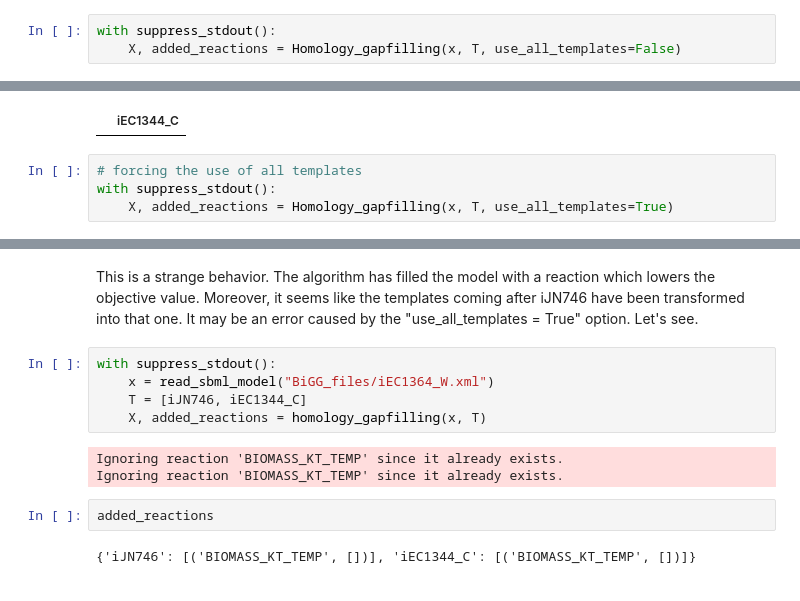
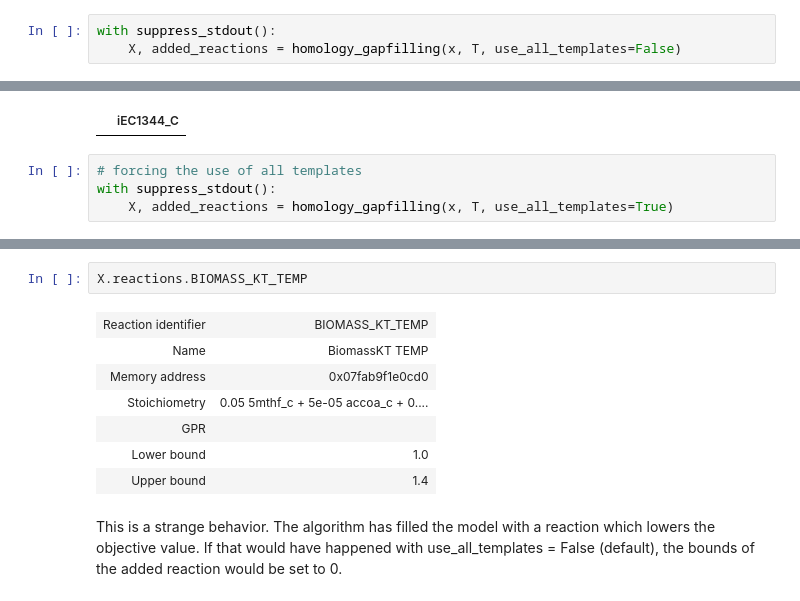
Before and after one commit to fcomnozz/GALLANT_gapfilling, a Jupyter notebook: gapfilling/testing/testing.ipynb, the cells around one changed output, grey strips where cells are left out. Saved outputs shown, nothing was run; the diff lists cells and outputs as text.

```diff
--- a/gapfilling/testing/testing.ipynb
+++ b/gapfilling/testing/testing.ipynb
@@ -485,7 +737,7 @@ Maximize
 T = [iEC1344_C, iJN746, iMM904, iY0844]
 # %%
 with suppress_stdout():
-    X, added_reactions = Homology_gapfilling(x, T, use_all_templates=False)
+    X, added_reactions = homology_gapfilling(x, T, use_all_templates=False)
 # %%
 X.optimize().objective_value
 # %% [output]
@@ -497,4 +749,4 @@ pd.DataFrame(added_reactions)
 # %%
 # forcing the use of all templates
 with suppress_stdout():
-    X, added_reactions = Homology_gapfilling(x, T, use_all_templates=True)
+    X, added_reactions = homology_gapfilling(x, T, use_all_templates=True)
@@ -517,14 +764,12 @@ added_reactions
+# %%
+X.reactions.BIOMASS_KT_TEMP
+# %% [output]
+| Reaction identifier | BIOMASS_KT_TEMP |
+| Name | BiomassKT TEMP |
+| Memory address | 0x07fab9f1e0cd0 |
+| Stoichiometry | 0.05 5mthf_c + 5e-05 accoa_c + 0.... |
+| GPR |  |
+| Lower bound | 1.0 |
+| Upper bound | 1.4 |
 # %% [markdown]
-This is a strange behavior. The algorithm has filled the model with a reaction which lowers the objective value. Moreover, it seems like the templates coming after iJN746 have been transformed into that one. It may be an error caused by the "use_all_templates = True" option. Let's see.
+This is a strange behavior. The algorithm has filled the model with a reaction which lowers the objective value. If that would have happened with use_all_templates = False (default), the bounds of the added reaction would be set to 0.
-# %%
-with suppress_stdout():
-    x = read_sbml_model("BiGG_files/iEC1364_W.xml")
-    T = [iJN746, iEC1344_C]
-    X, added_reactions = homology_gapfilling(x, T)
-# %% [output]
-Ignoring reaction 'BIOMASS_KT_TEMP' since it already exists.
-Ignoring reaction 'BIOMASS_KT_TEMP' since it already exists.
-# %%
-added_reactions
-# %% [output]
-{'iJN746': [('BIOMASS_KT_TEMP', [])], 'iEC1344_C': [('BIOMASS_KT_TEMP', [])]}
```
Also changed, not shown: parts of 24 cells of this notebook, 3 other files.
